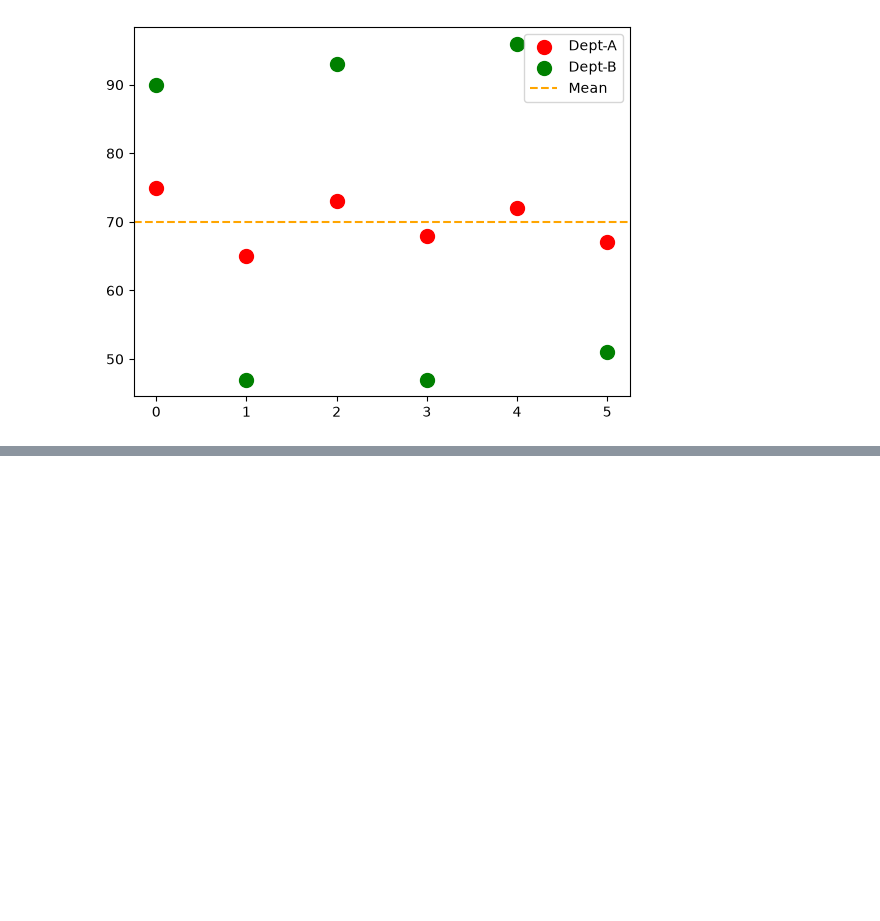
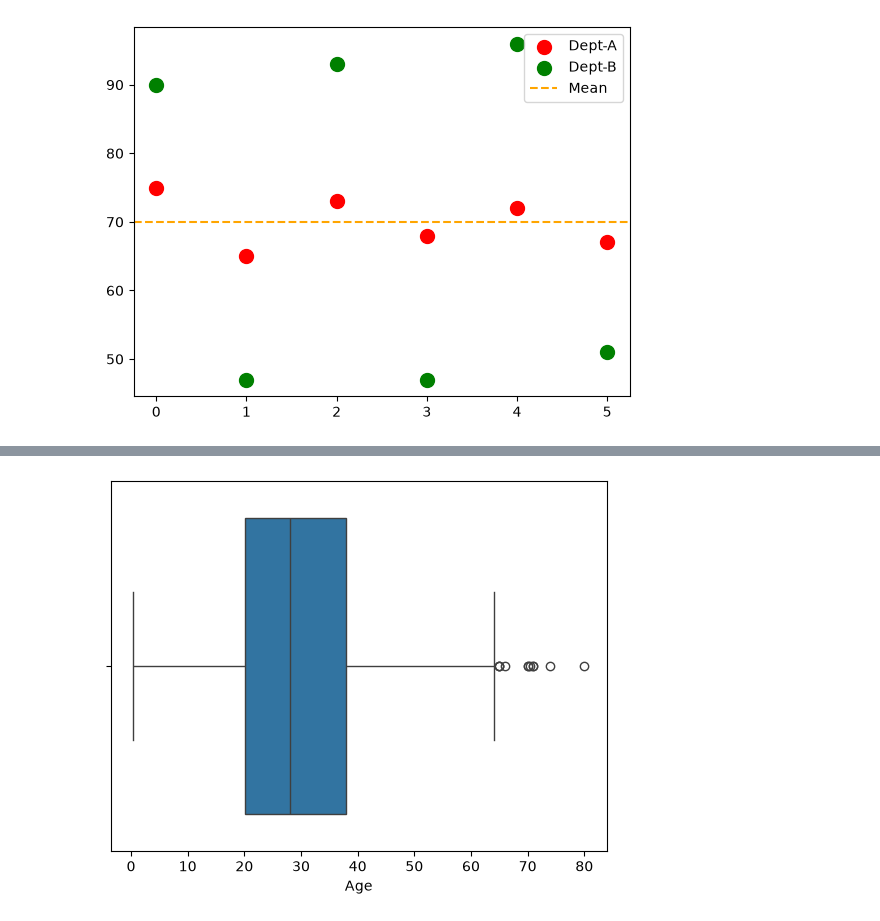
Before and after one commit to dhanushsuvarna-dev/TechnicalPrac, a Jupyter notebook: Statics for DataScience/Phase2.ipynb, the cells around one changed output, grey strips where cells are left out. Drawn from its saved outputs; the diff is of its cells as text; code cells hidden in the pictures; blank space fills up the shorter version.

```diff
--- a/Statics for DataScience/Phase2.ipynb
+++ b/Statics for DataScience/Phase2.ipynb
@@ -91,0 +123,5 @@ plt.show()
+# %%
+sns.boxplot(x='Age',data=titanic_df)
+plt.show()
+# %% [output]
+[figure, added]
```
Also changed, not shown: parts of 8 cells of this notebook, 3 other files.
